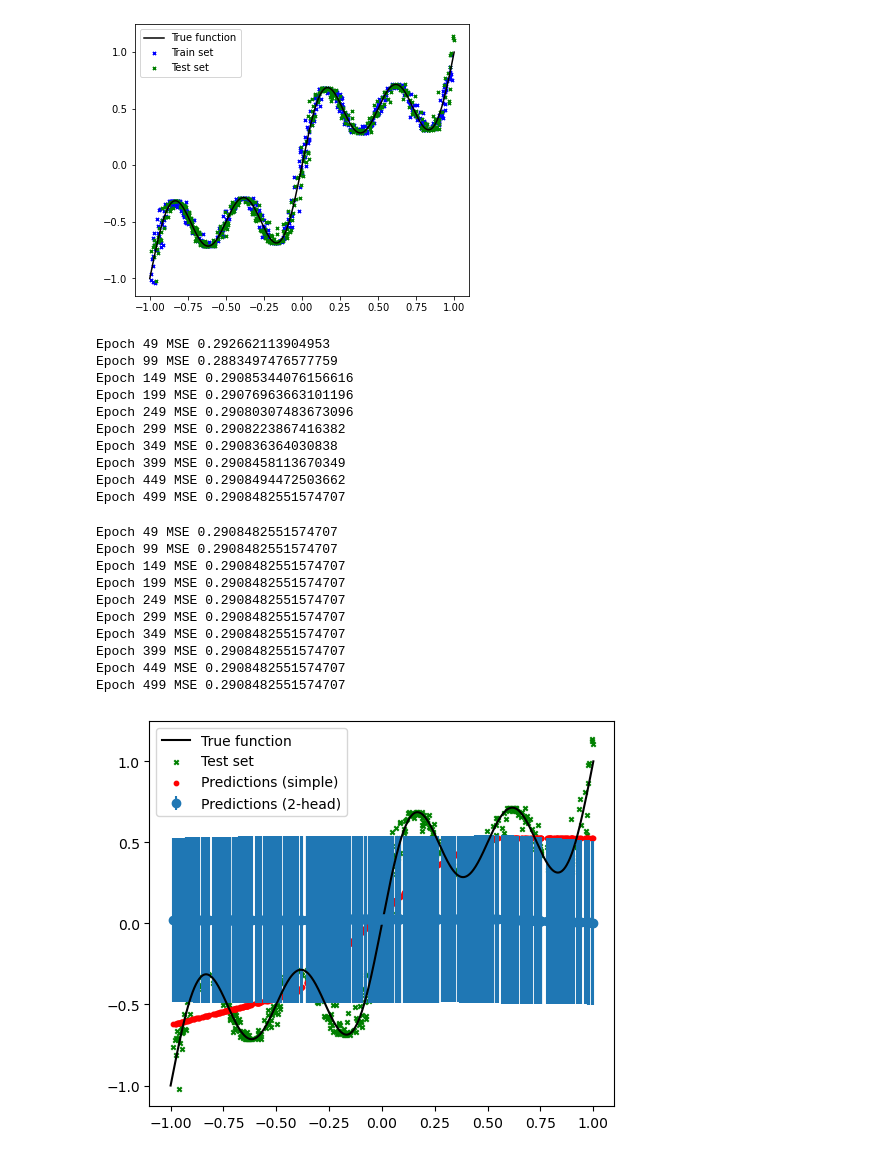
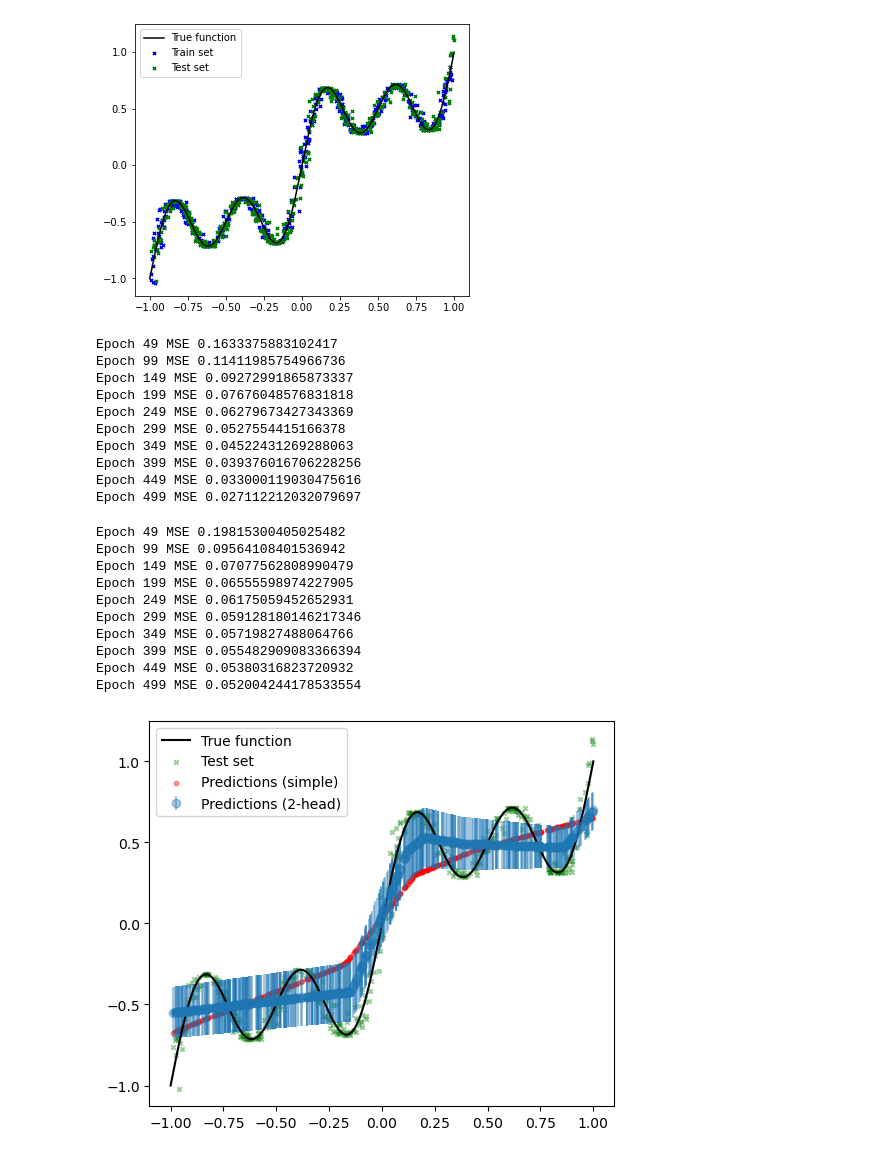
Before and after one commit to jetsnguns/bayesnn, a Jupyter notebook: gaussian_nn.ipynb, the cells around one changed output. Saved outputs shown, nothing was run; the diff lists cells and outputs as text; code cells hidden in the pictures.

```diff
--- a/gaussian_nn.ipynb
+++ b/gaussian_nn.ipynb
@@ -54,7 +54,7 @@ y_train_tensor = torch.from_numpy(y_train.reshape((-1, 1))).float().to(device)
 X_test_tensor = torch.from_numpy(X_test.reshape((-1, 1))).float().to(device)
 y_test_tensor = torch.from_numpy(y_test.reshape((-1, 1))).float().to(device)
 # %%
-n_hidden = 5
+n_hidden = 10
 
 model_seq =  nn.Sequential(
           nn.Linear(1, n_hidden),
@@ -77,8 +77,8 @@ class Reg2L(nn.Module):
         h1 = self.layer1(input)
         h2 = self.layer2(self.activation(h1))
         h3 = self.layer3(self.activation(h2))
-        m = h3[:, 0]
-        s = F.softplus(h3[:, 1]) + 1e-6
+        m = h3[:, :1]
+        s = F.softplus(h3[:, 1:]) + 1e-6
         return m, s
 
 model_byhand = Reg2L(n_hidden=n_hidden, activation=F.relu)
@@ -103,16 +103,16 @@ for ep in tqdm(range(num_epoches)):
 
         print(f"Epoch {ep} MSE {mse}")
 # %% [output]
-Epoch 49 MSE 0.292662113904953
-Epoch 99 MSE 0.2883497476577759
-Epoch 149 MSE 0.29085344076156616
-Epoch 199 MSE 0.29076963663101196
-Epoch 249 MSE 0.29080307483673096
-Epoch 299 MSE 0.2908223867416382
-Epoch 349 MSE 0.290836364030838
-Epoch 399 MSE 0.2908458113670349
-Epoch 449 MSE 0.2908494472503662
-Epoch 499 MSE 0.2908482551574707
+Epoch 49 MSE 0.1633375883102417
+Epoch 99 MSE 0.11411985754966736
+Epoch 149 MSE 0.09272991865873337
+Epoch 199 MSE 0.07676048576831818
+Epoch 249 MSE 0.06279673427343369
+Epoch 299 MSE 0.0527554415166378
+Epoch 349 MSE 0.04522431269288063
+Epoch 399 MSE 0.039376016706228256
+Epoch 449 MSE 0.033000119030475616
+Epoch 499 MSE 0.027112212032079697
 # %%
 optimizer_seq = torch.optim.Adam(model_seq.parameters())
 
@@ -126,37 +126,39 @@ for ep in tqdm(range(num_epoches)):
 
     if (ep + 1) % 50 == 0:
         with torch.no_grad():
-            y_pred, _ = model_seq(X_test_tensor)
+            y_pred = model_seq(X_test_tensor)
             mse = nn.functional.mse_loss(y_pred, y_test_tensor).to(torch.float32).cpu().mean().numpy()
 
         print(f"Epoch {ep} MSE {mse}")
 # %% [output]
-Epoch 49 MSE 0.2908482551574707
-Epoch 99 MSE 0.2908482551574707
-Epoch 149 MSE 0.2908482551574707
-Epoch 199 MSE 0.2908482551574707
-Epoch 249 MSE 0.2908482551574707
-Epoch 299 MSE 0.2908482551574707
-Epoch 349 MSE 0.2908482551574707
-Epoch 399 MSE 0.2908482551574707
-Epoch 449 MSE 0.2908482551574707
-Epoch 499 MSE 0.2908482551574707
+Epoch 49 MSE 0.19815300405025482
+Epoch 99 MSE 0.09564108401536942
+Epoch 149 MSE 0.07077562808990479
+Epoch 199 MSE 0.06555598974227905
+Epoch 249 MSE 0.06175059452652931
+Epoch 299 MSE 0.059128180146217346
+Epoch 349 MSE 0.05719827488064766
+Epoch 399 MSE 0.055482909083366394
+Epoch 449 MSE 0.05380316823720932
+Epoch 499 MSE 0.052004244178533554
 # %%
 y_pred, sigma_pred = map(lambda x: x.cpu().data.numpy(), model_byhand(X_test_tensor))
 y_pred_simple = model_seq(X_test_tensor).cpu().data.numpy()
 
 plt.figure(figsize = (6, 5))
 plt.style.use('default')
+alpha=0.4
 
 plt.plot(true_x, true_y, color='black', label='True function')
-plt.scatter(X_test, y_test, s=10, marker='x', color='green', label='Test set')
 
-plt.errorbar(X_test, y_pred, yerr=sigma_pred, ls='none', marker='o', label='Predictions (2-head)')
+plt.scatter(X_test, y_test, s=10, marker='x', color='green', alpha=alpha, label='Test set')
 
-plt.scatter(X_test, y_pred_simple, s=10, marker='o', color='red', label='Predictions (simple)')
+plt.errorbar(X_test, np.squeeze(y_pred), yerr=np.squeeze(sigma_pred), ls='none', marker='o', alpha=alpha, label='Predictions (2-head)')
+
+plt.scatter(X_test, y_pred_simple, s=10, marker='o', color='red', alpha=alpha, label='Predictions (simple)')
 
 plt.legend()
 
 plt.show()
 # %% [output]
-[figure, old version]
+[figure, new version]
```
Also changed, not shown: 4 other files.
